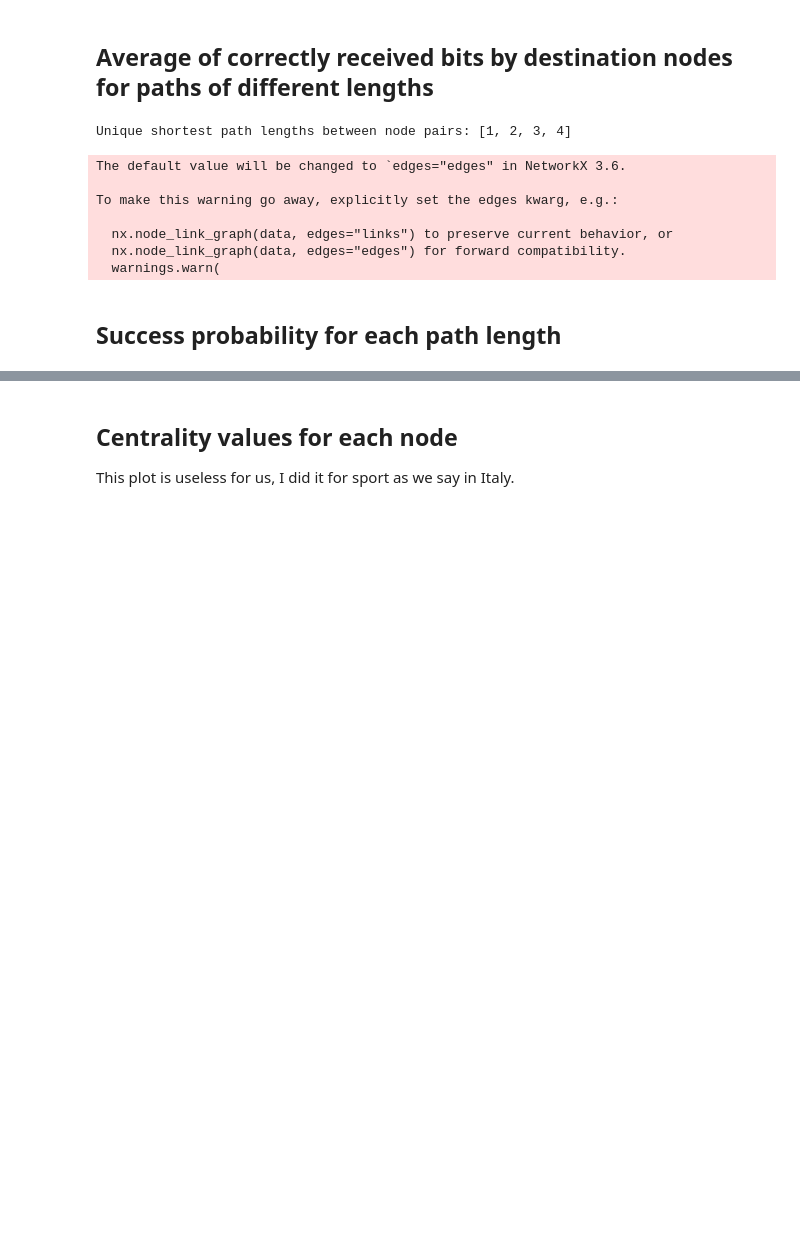
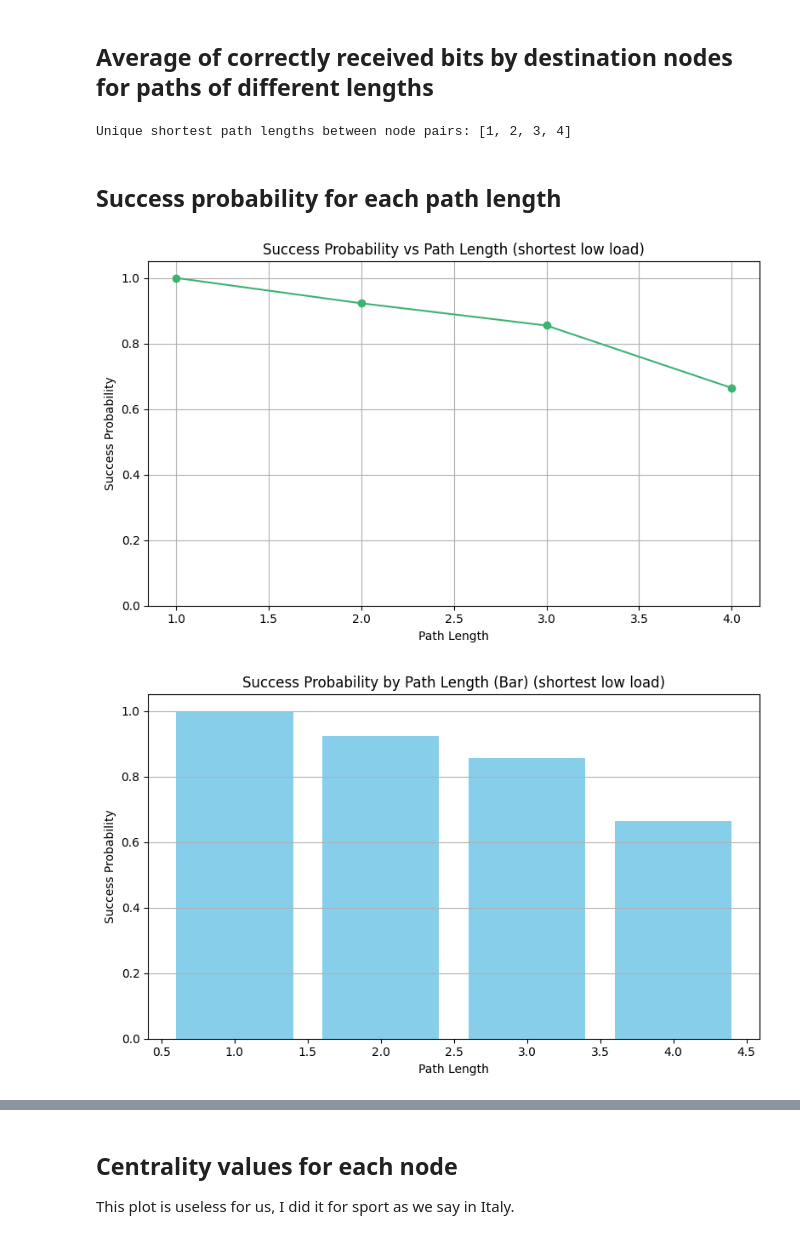
Before and after one commit to forcellatofrancesco/QKD_Simulator, a Jupyter notebook: plots.ipynb, the cells around one changed output, grey strips where cells are left out. Drawn from its saved outputs; the diff is of its cells as text; code cells hidden in the pictures; blank space fills up the shorter version.

```diff
--- a/plots.ipynb
+++ b/plots.ipynb
@@ -116,7 +194,7 @@ Name: count, dtype: int64
 # %%
 with open(graph_path) as f:
     data = json.load(f)
-G = nx.node_link_graph(data)
+G = nx.node_link_graph(data, edges="links") # type: ignore
 
 all_pairs_lengths = dict(nx.all_pairs_shortest_path_length(G))
 
@@ -131,12 +209,74 @@ for source, length_dict in all_pairs_lengths.items():
 print("Unique shortest path lengths between node pairs:", sorted(unique_lengths))
 # %% [output]
 Unique shortest path lengths between node pairs: [1, 2, 3, 4]
-The default value will be changed to `edges="edges" in NetworkX 3.6.
-
-To make this warning go away, explicitly set the edges kwarg, e.g.:
-
-  nx.node_link_graph(data, edges="links") to preserve current behavior, or
-  nx.node_link_graph(data, edges="edges") for forward compatibility.
-  warnings.warn(
 # %% [markdown]
 ## Success probability for each path length
+# %%
+# Calculate and plot success probability for each path length
+
+def success_probability_by_path_length(packet_file, graph_path, title):
+    # Load packet results
+    df = pd.read_csv(packet_file)
+    df["Sent"] = df["Sent"].astype(bool)
+    df["Delivered"] = df["Delivered"].astype(bool)
+
+    # Load graph and compute shortest path lengths
+    with open(graph_path) as f:
+        data = json.load(f)
+    G = nx.node_link_graph(data, edges="links") # type: ignore
+    all_pairs_lengths = dict(nx.all_pairs_shortest_path_length(G))
+
+    # Build a mapping from (source, dest) to path length
+    path_length_dict = {}
+    for src, targets in all_pairs_lengths.items():
+        for dst, length in targets.items():
+            if src != dst:
+                path_length_dict[(str(src), str(dst))] = length
+
+    # Add path length to each packet row
+    def get_path_length(row):
+        src = row["Source"].replace("node", "")
+        dst = row["Destination"].replace("node", "")
+        return path_length_dict.get((src, dst), None)
+    df["path_length"] = df.apply(get_path_length, axis=1) # type: ignore
+
+    # Filter only sent packets
+    df_sent = df[df["Sent"] == True]
+
+    # Group by path length and calculate success probability
+    grouped = df_sent.groupby("path_length").agg(
+        sent_packets=("Sent", "count"),
+        delivered_packets=("Delivered", "sum")
+    ).reset_index()
+    grouped["success_probability"] = grouped["delivered_packets"] / grouped["sent_packets"]
+
+    # Plot success probability by path length
+    plt.figure(figsize=(8, 5))
+    plt.plot(grouped["path_length"], grouped["success_probability"], marker="o", linestyle="-", color="mediumseagreen")
+    plt.title(f"Success Probability vs Path Length ({title})")
+    plt.xlabel("Path Length")
+    plt.ylabel("Success Probability")
+    plt.ylim(0, 1.05)
+    plt.grid(True)
+    plt.tight_layout()
+    plt.show()
+
+    # Bar plot for better representation
+    plt.figure(figsize=(8, 5))
+    plt.bar(grouped["path_length"], grouped["success_probability"], color="skyblue")
+    plt.title(f"Success Probability by Path Length (Bar) ({title})")
+    plt.xlabel("Path Length")
+    plt.ylabel("Success Probability")
+    plt.ylim(0, 1.05)
+    plt.grid(axis="y")
+    plt.tight_layout()
+    plt.show()
+
+# Example usage for all four simulations:
+success_probability_by_path_length(f"{low_load_sim}packet_result.csv", graph_path, "shortest low load")
+success_probability_by_path_length(f"{low_load_sim_centflow}packet_result.csv", graph_path, "centflow low load")
+success_probability_by_path_length(f"{heavy_load_sim}packet_result.csv", graph_path, "shortest heavy load")
+success_probability_by_path_length(f"{heavy_load_sim_centflow}packet_result.csv", graph_path, "centflow heavy load")
+# %% [output]
+[figure, added]
+[figure, added]
```
Also changed, not shown: parts of 5 cells of this notebook.
